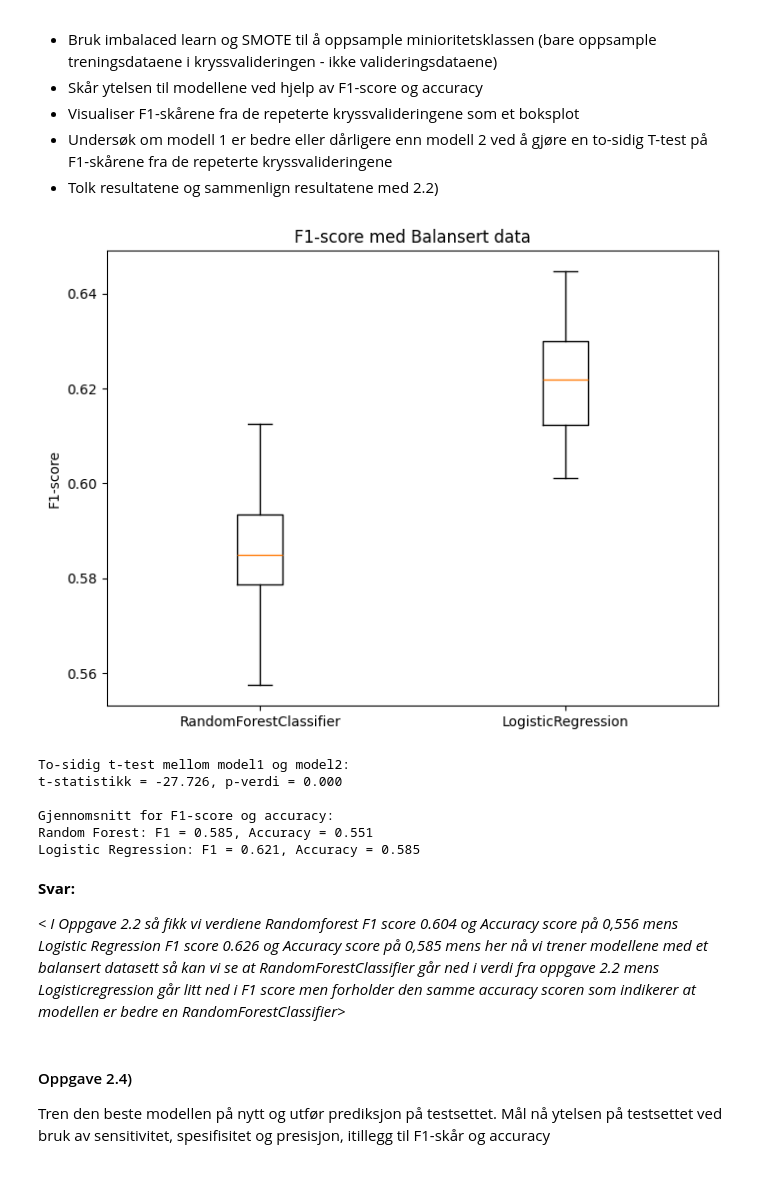
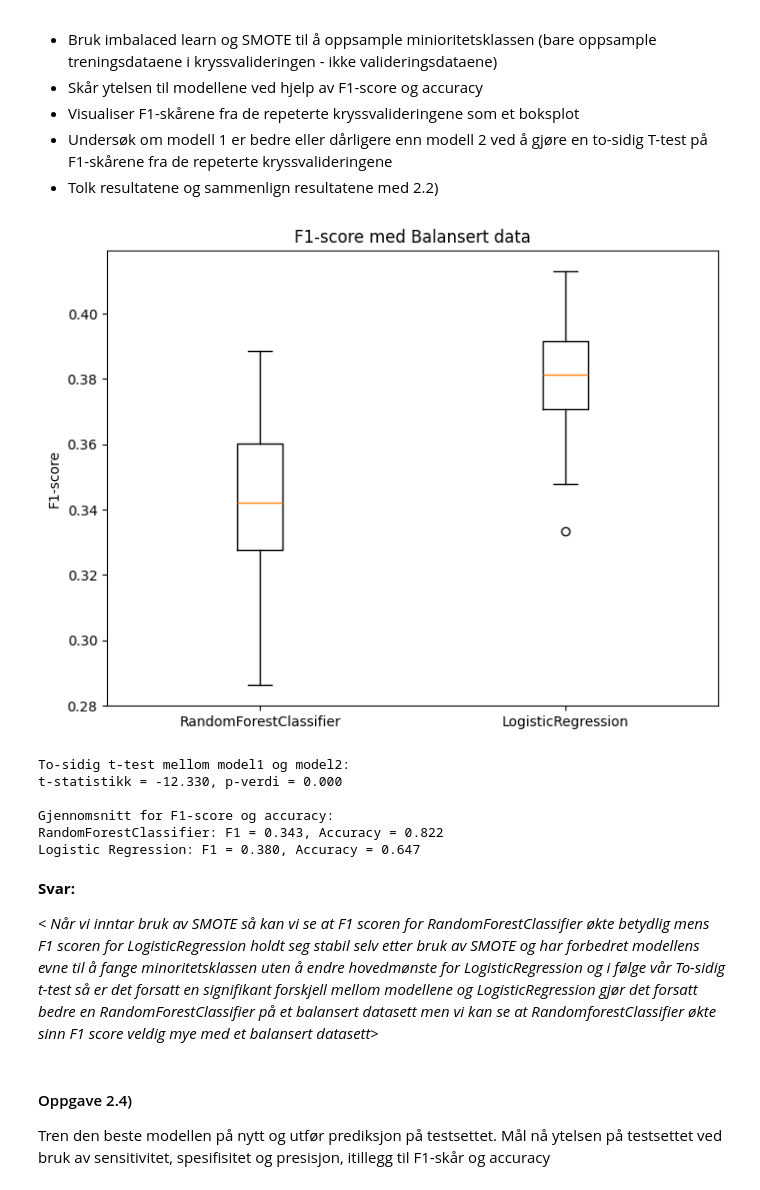
Before and after one commit to Ripzss/BTS, a Jupyter notebook: Datamining/Oblig1/Oppgave 2/Oppgave 2.ipynb, the cells around one changed output. Drawn from its saved outputs; the diff is of its cells as text; code cells hidden in the pictures.

```diff
--- a/Datamining/Oblig1/Oppgave 2/Oppgave 2.ipynb
+++ b/Datamining/Oblig1/Oppgave 2/Oppgave 2.ipynb
@@ -155,60 +154,66 @@ Tren de samme modellene men denne gangen med et balansert datasett
 * Tolk resultatene og sammenlign resultatene med 2.2)
 # %%
 #TODO: repeterte kryssvalideringer for de samme to modellene som i oppgave 2.2, men denne gangen med SMOTE-oppsampling
-scaler = StandardScaler()
-X_scaled = scaler.fit_transform(X_small)
-
-#Definer F1 scorer med Male som positiv klasse
-f1_scorer = make_scorer(f1_score, pos_label='Male')
+from imblearn.pipeline import Pipeline as ImbPipeline
+f1_scorer = make_scorer(f1_score, pos_label=1)
 
 #Modeller
 model1 = RandomForestClassifier(random_state=42)
 model2 = LogisticRegression(random_state=42, max_iter=1000)
 
 #repitert kfold
 rkf = RepeatedKFold(n_splits=5, n_repeats=10, random_state=42)
 
 #SMOTE
-pipeline1 = Pipeline([('smote', SMOTE(random_state=42)), ('rf', model1)])
-pipeline2 = Pipeline([('smote', SMOTE(random_state=42)), ('lr', model2)])
+smote_Random = ImbPipeline([
+    ('pre', preprocessor),
+    ('smote', SMOTE(random_state=42)),
+    ('clf', model1)
+])
+
+smote_logistic = ImbPipeline([
+    ('pre', preprocessor),
+    ('smote', SMOTE(random_state=42)),
+    ('clf', model2)
+])
 
 #f1
-f1_model1 = cross_val_score(pipeline1, X_small, y_small, cv=rkf, scoring=f1_scorer)
-f1_model2 = cross_val_score(pipeline2, X_small, y_small, cv=rkf, scoring=f1_scorer)
+f1_model1 = cross_val_score(smote_Random, X_small, y_small, cv=rkf, scoring=f1_scorer, n_jobs=-1)
+f1_model2 = cross_val_score(smote_logistic, X_small, y_small, cv=rkf, scoring=f1_scorer, n_jobs=-1)
 
 #accuracy
-acc_model1 = cross_val_score(pipeline1, X_small, y_small, cv=rkf, scoring='accuracy')
-acc_model2 = cross_val_score(pipeline2, X_small, y_small, cv=rkf, scoring='accuracy')
+acc_model1 = cross_val_score(smote_Random, X_small, y_small, cv=rkf, scoring='accuracy', n_jobs=-1)
+acc_model2 = cross_val_score(smote_logistic, X_small, y_small, cv=rkf, scoring='accuracy', n_jobs=-1)
 
 #boxplot
 plt.figure(figsize=(8,6))
-plt.boxplot([f1_model1, f1_model2], tick_labels=['RandomForestClassifier', 'LogisticRegression'])
+plt.boxplot([f1_model1, f1_model2], tick_labels=['RandomForestClassifier','LogisticRegression'])
 plt.ylabel('F1-score')
 plt.title('F1-score med Balansert data')
 plt.show()
 
 #p_value er to stidig som stanader vi sjekker for forskjell i begge retninger
 t_stat, p_value = ttest_rel(f1_model1, f1_model2)
 
 print("\nTo-sidig t-test mellom model1 og model2:")
 print(f"t-statistikk = {t_stat:.3f}, p-verdi = {p_value:.3f}")
 
 #Printer Gjennomsnitt
 print("\nGjennomsnitt for F1-score og accuracy:")
 print(f"RandomForestClassifier: F1 = {f1_model1.mean():.3f}, Accuracy = {acc_model1.mean():.3f}")
 print(f"Logistic Regression: F1 = {f1_model2.mean():.3f}, Accuracy = {acc_model2.mean():.3f}")
 # %% [output]
-[figure, old version]
+[figure, new version]
 To-sidig t-test mellom model1 og model2:
-t-statistikk = -27.726, p-verdi = 0.000
+t-statistikk = -12.330, p-verdi = 0.000
 
 Gjennomsnitt for F1-score og accuracy:
-Random Forest: F1 = 0.585, Accuracy = 0.551
-Logistic Regression: F1 = 0.621, Accuracy = 0.585
+RandomForestClassifier: F1 = 0.343, Accuracy = 0.822
+Logistic Regression: F1 = 0.380, Accuracy = 0.647
 # %% [markdown]
 **Svar:**
 
-*< I Oppgave 2.2 så fikk vi verdiene Randomforest F1 score 0.604 og Accuracy score på 0,556 mens Logistic Regression F1 score 0.626 og Accuracy score på 0,585 mens her nå vi trener modellene med et balansert datasett så kan vi se at RandomForestClassifier går ned i verdi fra oppgave 2.2 mens Logisticregression går litt ned i F1 score men forholder den samme accuracy scoren som indikerer at modellen er bedre en RandomForestClassifier>*
+*< Når vi inntar bruk av SMOTE så kan vi se at F1 scoren for RandomForestClassifier økte betydlig mens F1 scoren for LogisticRegression holdt seg stabil selv etter bruk av SMOTE og har forbedret modellens evne til å fange minoritetsklassen uten å endre hovedmønste for LogisticRegression og i følge vår To-sidig t-test så er det forsatt en signifikant forskjell mellom modellene og LogisticRegression gjør det forsatt bedre en RandomForestClassifier på et balansert datasett men vi kan se at RandomforestClassifier økte sinn F1 score veldig mye med et balansert datasett>*
 # %% [markdown]
 #### Oppgave 2.4)
 Tren den beste modellen på nytt og utfør prediksjon på testsettet. Mål nå ytelsen på testsettet ved bruk av sensitivitet, spesifisitet og presisjon, itillegg til F1-skår og accuracy
```
Also changed, not shown: parts of 6 cells of this notebook, 3 other files.
